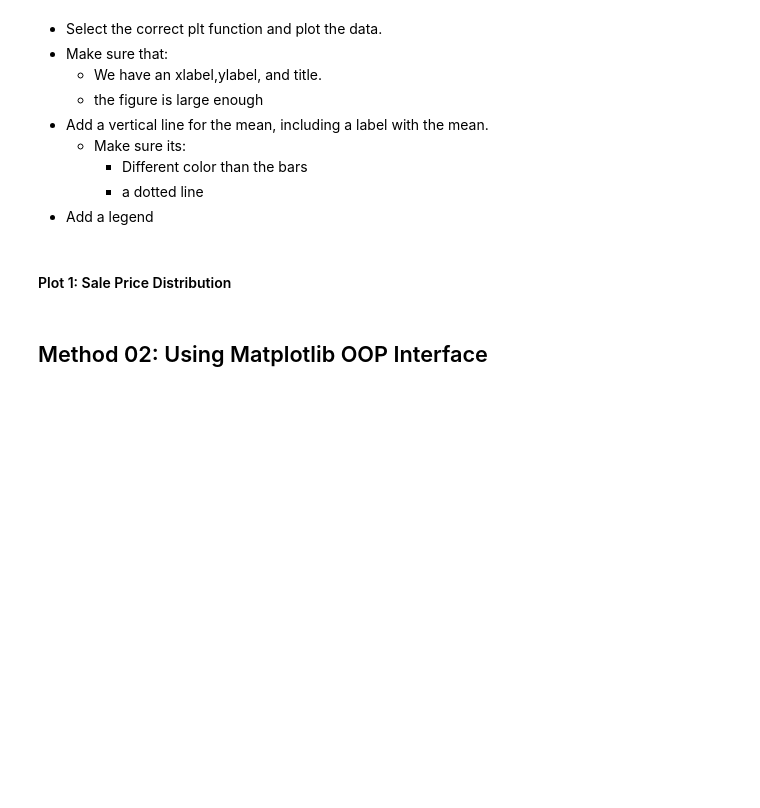
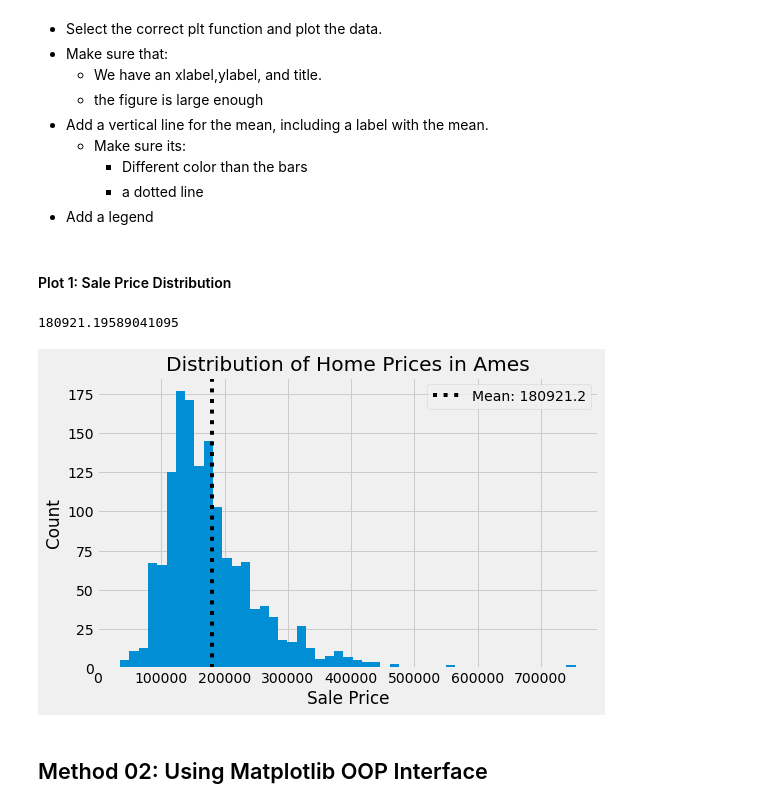
Before and after one commit to flatiron-school/ds-flex-fundamentals-of-data-visualization-2021, a Jupyter notebook: Fundamentals of Visualizations_v1_SG.ipynb, the cells around one changed output. Drawn from its saved outputs; the diff is of its cells as text; code cells hidden in the pictures; blank space fills up the shorter version.

```diff
--- a/Fundamentals of Visualizations_v1_SG.ipynb
+++ b/Fundamentals of Visualizations_v1_SG.ipynb
@@ -88,3 +89,5 @@ print('- Package Versions:')
 print(f'\tMatplotlib = {mpl.__version__}')
 print(f'\tPandas = {pd.__version__}')
 print(f'\tSeaborn = {sns.__version__}')
+
+plt.style.use('fivethirtyeight')
@@ -151,3 +184,20 @@ df.info()
+# %%
+mean = df['SalePrice'].mean()
+mean
+# %% [output]
+180921.19589041095
+# %%
+#Plot 1: Sale Price Distribution
+plt.figure(figsize=(8,5))
+plt.hist(df['SalePrice'], bins="auto");
+plt.ylabel("Count")
+plt.xlabel("Sale Price")
+plt.title("Distribution of Home Prices in Ames")
+
+plt.axvline(mean,color='k',ls=":",label=f'Mean: {round(mean,2)}')
+plt.legend();
+# %% [output]
+[figure, added]
 # %% [markdown]
 ## Method 02: Using Matplotlib OOP Interface
 # %% [markdown]
```
Also changed, not shown: parts of 37 cells of this notebook, 2 other files.
